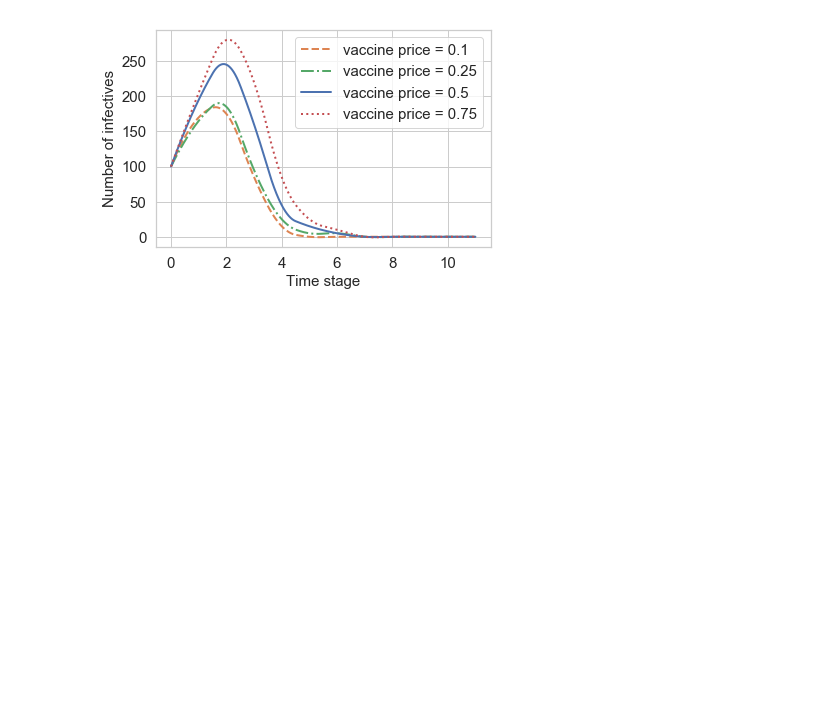
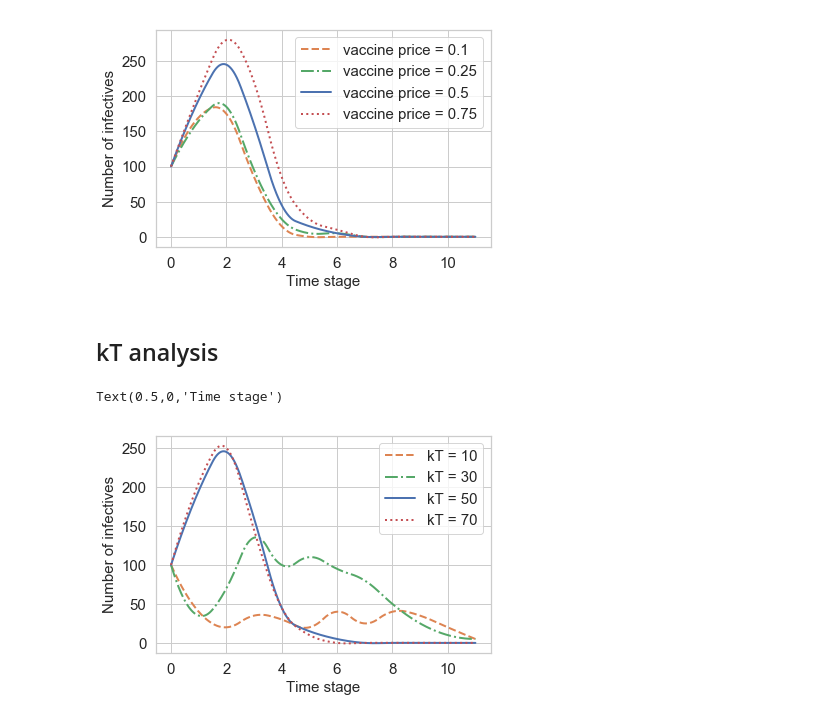
Before and after one commit to kadysongbb/drmdp, a Jupyter notebook: plot.ipynb, the cells around one changed output. Saved outputs shown, nothing was run; the diff lists cells and outputs as text; code cells hidden in the pictures; blank space fills up the shorter version.

```diff
--- a/plot.ipynb
+++ b/plot.ipynb
@@ -93,3 +93,31 @@ plt.xlabel('Time stage', fontsize = 15)
 # %% [output]
 Text(0.5,0,'Time stage')
 [figure]
+# %% [markdown]
+## kT analysis
+# %%
+xi_dddrmdp1_kT1 = [100,40,20,35,30,20,40,25,40,35,20,5]
+xi_dddrmdp1_kT2 = [100,35,70,135,100,110,95,80,50,25,10,5]
+xi_dddrmdp1_kT3 = [100,195,245,160,45,15,5,0,0,0,0,0]
+xi_dddrmdp1_kT4 = [100,205,250,145,45,10,0,0,0,0,0,0]
+
+f_kt1 = interp1d(np.arange(12), xi_dddrmdp1_kT1, kind='quadratic')
+f_kt2 = interp1d(np.arange(12), xi_dddrmdp1_kT2, kind='quadratic')
+f_kt3 = interp1d(np.arange(12), xi_dddrmdp1_kT3, kind='quadratic')
+f_kt4 = interp1d(np.arange(12), xi_dddrmdp1_kT4, kind='quadratic')
+
+xnew = np.linspace(0,11,num=1000)
+plt.figure()
+plt.plot(xnew, f_kt1(xnew),'--', label = 'kT = 10',linewidth = 2, color = orange)
+plt.plot(xnew, f_kt2(xnew),'-.',label = 'kT = 30',linewidth = 2, color = green)
+plt.plot(xnew, f_kt3(xnew),'-',label = 'kT = 50',linewidth = 2, color = blue)
+plt.plot(xnew, f_kt4(xnew),':',label = 'kT = 70',linewidth = 2, color = red)
+
+plt.legend(fontsize = 15)
+plt.xticks(fontsize= 15)
+plt.yticks(fontsize= 15)
+plt.ylabel('Number of infectives', fontsize = 15)
+plt.xlabel('Time stage', fontsize = 15)
+# %% [output]
+Text(0.5,0,'Time stage')
+[figure, added]
```
Also changed, not shown: parts of 1 cell of this notebook, 1 other file.
